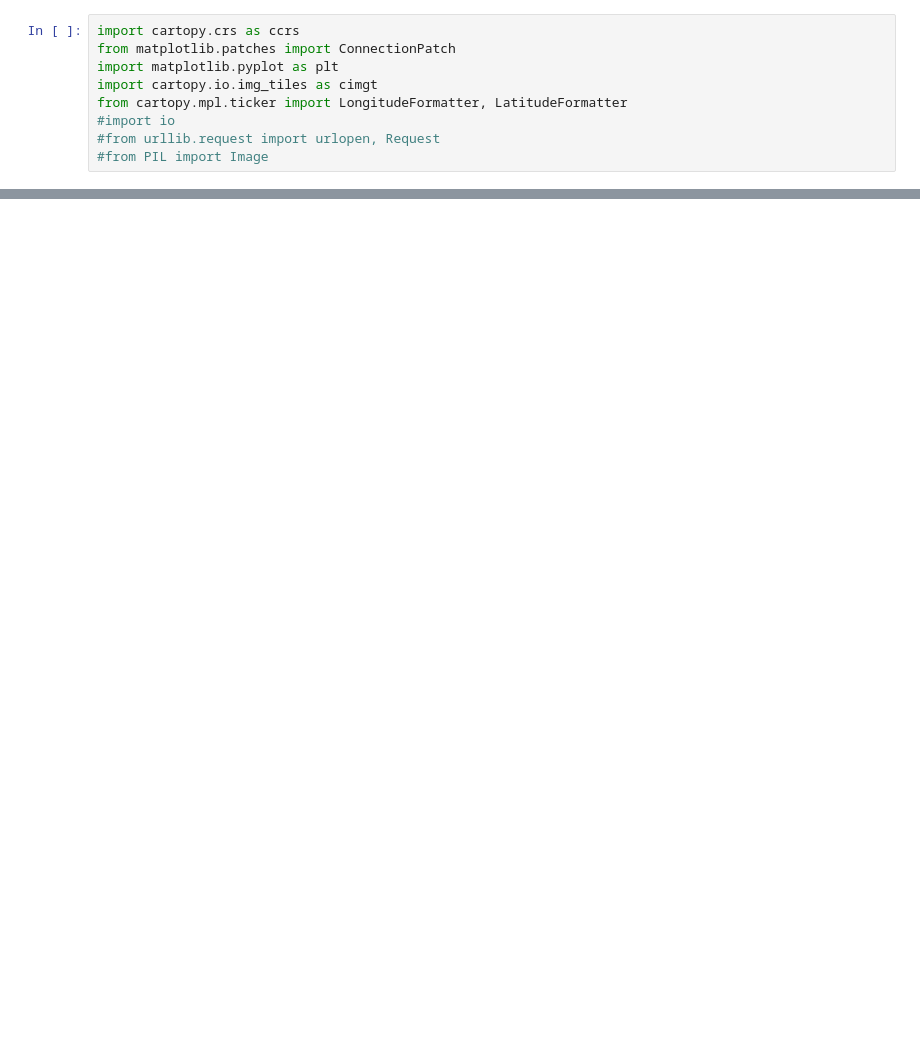
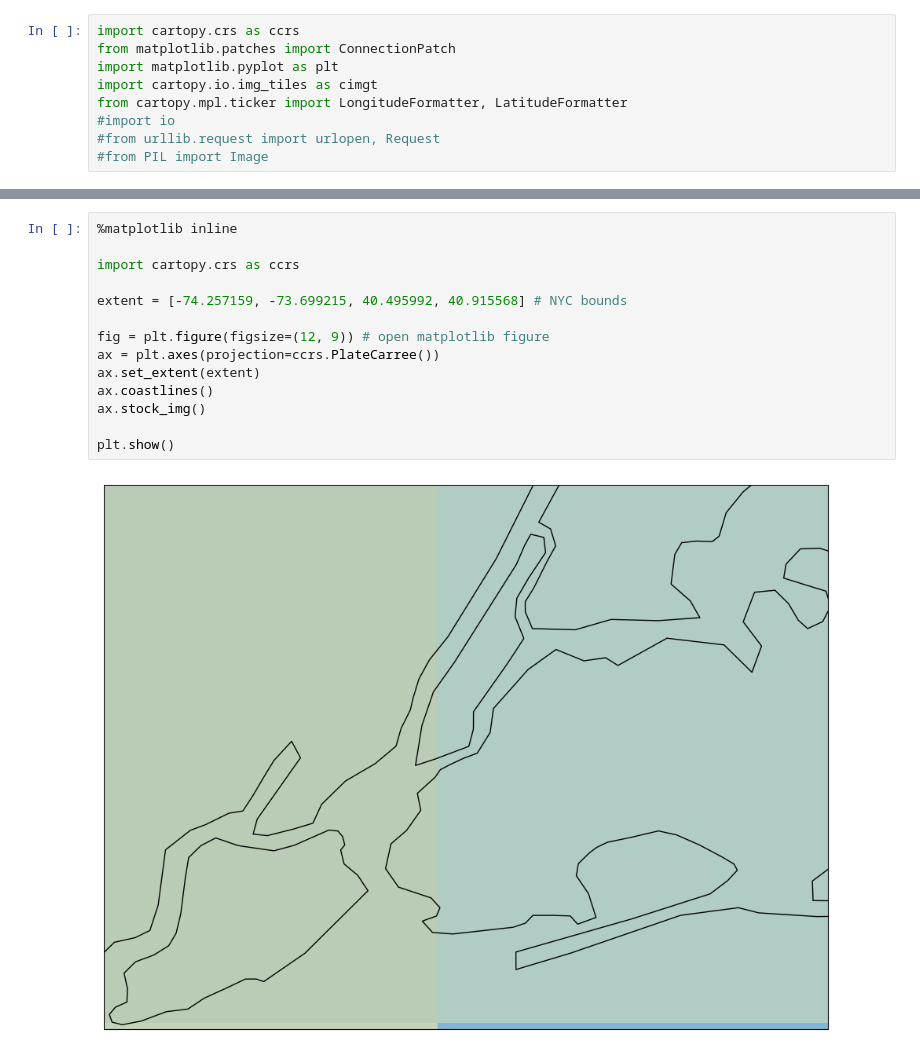
Before and after one commit to VldKnd/conditional_quantile_function, a Jupyter notebook: experiments/Theorem2,estimate_psi,FFNN,taxi.ipynb, the cells around one changed output, grey strips where cells are left out. Drawn from its saved outputs; the diff is of its cells as text; blank space fills up the shorter version.

```diff
--- a/experiments/Theorem2,estimate_psi,FFNN,taxi.ipynb
+++ b/experiments/Theorem2,estimate_psi,FFNN,taxi.ipynb
@@ -203,0 +220,16 @@ plt.show()
+# %%
+%matplotlib inline
+
+import cartopy.crs as ccrs
+
+extent = [-74.257159, -73.699215, 40.495992, 40.915568] # NYC bounds
+
+fig = plt.figure(figsize=(12, 9)) # open matplotlib figure
+ax = plt.axes(projection=ccrs.PlateCarree())
+ax.set_extent(extent)
+ax.coastlines()
+ax.stock_img()
+
+plt.show()
+# %% [output]
+[figure, added]
```
Also changed, not shown: parts of 5 cells of this notebook, 1 other file.
